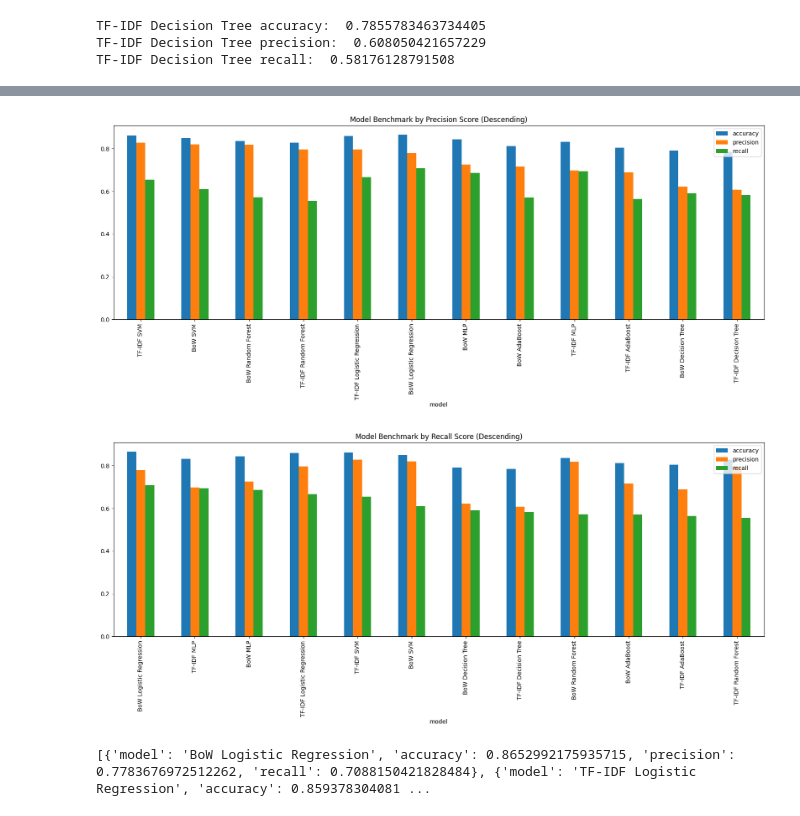
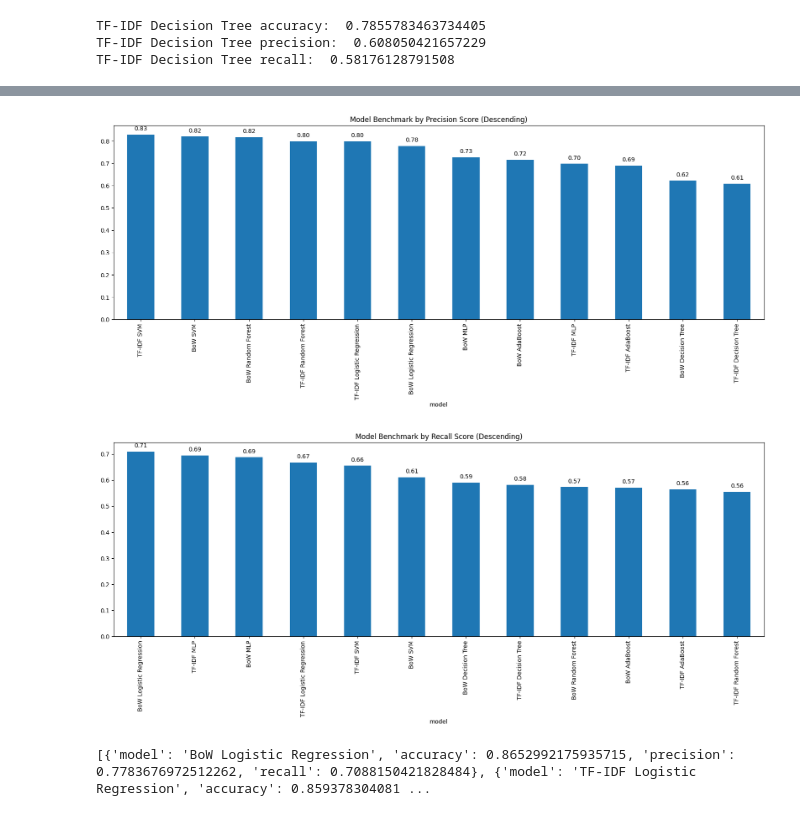
Before and after one commit to aliifam/ppd, a Jupyter notebook: ppd/pekan11/2.ipynb, the cells around one changed output, grey strips where cells are left out. Drawn from its saved outputs; the diff is of its cells as text; code cells hidden in the pictures.

```diff
--- a/ppd/pekan11/2.ipynb
+++ b/ppd/pekan11/2.ipynb
@@ -511,7 +511,15 @@ df_benchmark = pd.DataFrame(benchmark)
 df_benchmark.set_index('model', inplace=True)
 # urutan model berdasarkan yang terbaik
 df_benchmark = df_benchmark.sort_values(by='accuracy', ascending=False)
-df_benchmark.plot(kind='bar', figsize=(20, 6))
+ax = df_benchmark['accuracy'].plot(kind='bar', figsize=(20, 6), legend=False)
+plt.title('Model Benchmark by Accuracy Score (Descending)')
+
+# Menambahkan nilai akurasi di atas setiap batang
+for p in ax.patches:
+    ax.annotate(f'{p.get_height():.2f}',
+                (p.get_x() + p.get_width() / 2., p.get_height()),
+                ha='center', va='center',
+                xytext=(0, 10), textcoords='offset points')
 plt.title('Model Benchmark by Accuracy Score (Descending)')
 plt.show()
 # %% [output]
@@ -524,24 +532,40 @@ df_benchmark = pd.DataFrame(benchmark)
 df_benchmark.set_index('model', inplace=True)
 # urutan model berdasarkan yang terbaik
 df_benchmark = df_benchmark.sort_values(by='precision', ascending=False)
-df_benchmark.plot(kind='bar', figsize=(20, 6))
+ax = df_benchmark['precision'].plot(kind='bar', figsize=(20, 6), legend=False)
+plt.title('Model Benchmark by Precision Score (Descending)')
+
+# Menambahkan nilai akurasi di atas setiap batang
+for p in ax.patches:
+    ax.annotate(f'{p.get_height():.2f}',
+                (p.get_x() + p.get_width() / 2., p.get_height()),
+                ha='center', va='center',
+                xytext=(0, 10), textcoords='offset points')
 plt.title('Model Benchmark by Precision Score (Descending)')
 plt.show()
 # %% [output]
-[figure, old version]
+[figure, new version]
 # %%
 # visualizing all models performance
 import matplotlib.pyplot as plt
 
 df_benchmark = pd.DataFrame(benchmark)
 df_benchmark.set_index('model', inplace=True)
 # urutan model berdasarkan yang terbaik
 df_benchmark = df_benchmark.sort_values(by='recall', ascending=False)
-df_benchmark.plot(kind='bar', figsize=(20, 6))
+ax = df_benchmark['recall'].plot(kind='bar', figsize=(20, 6), legend=False)
+plt.title('Model Benchmark by Recall Score (Descending)')
+
+# Menambahkan nilai akurasi di atas setiap batang
+for p in ax.patches:
+    ax.annotate(f'{p.get_height():.2f}',
+                (p.get_x() + p.get_width() / 2., p.get_height()),
+                ha='center', va='center',
+                xytext=(0, 10), textcoords='offset points')
 plt.title('Model Benchmark by Recall Score (Descending)')
 plt.show()
 # %% [output]
-[figure, old version]
+[figure, new version]
 # %%
 print(benchmark)
 # %% [output]
```
Also changed, not shown: parts of 1 cell of this notebook.
